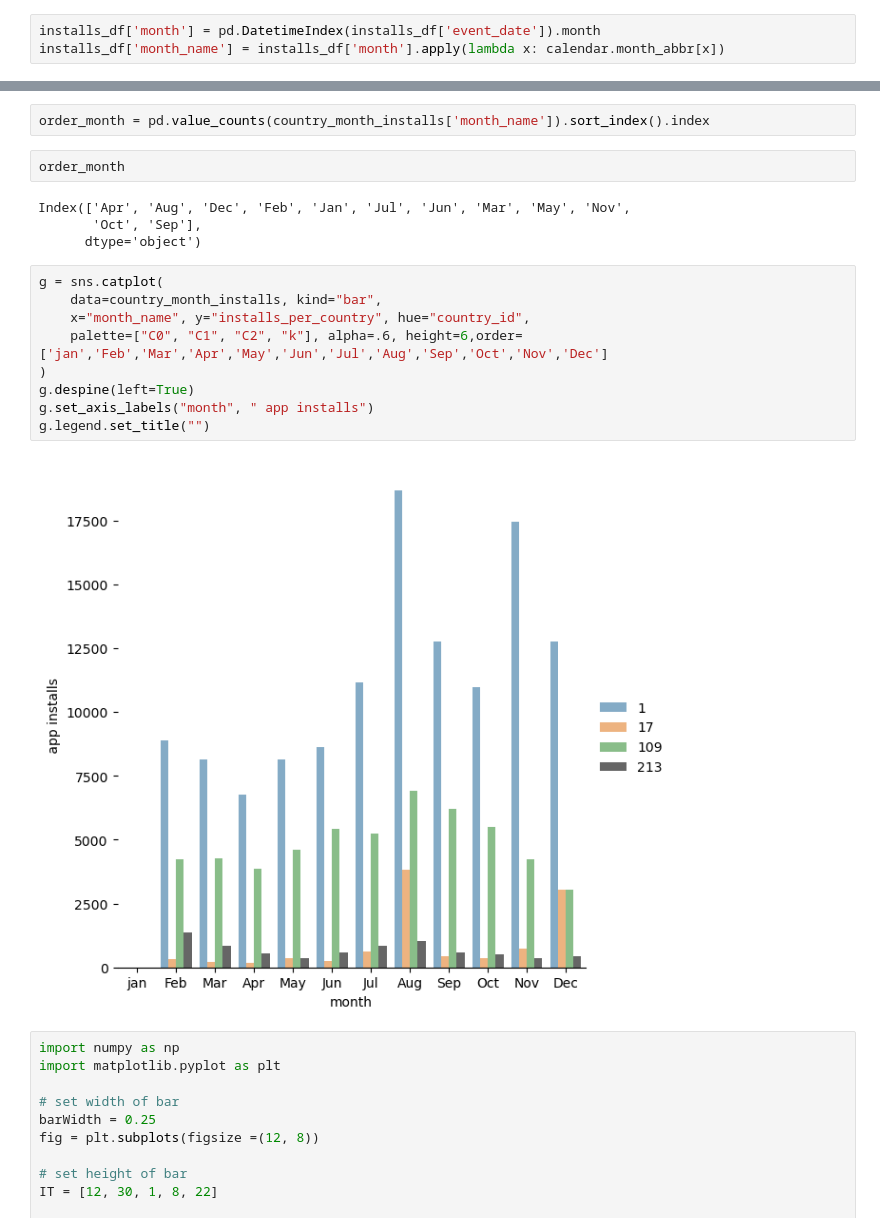
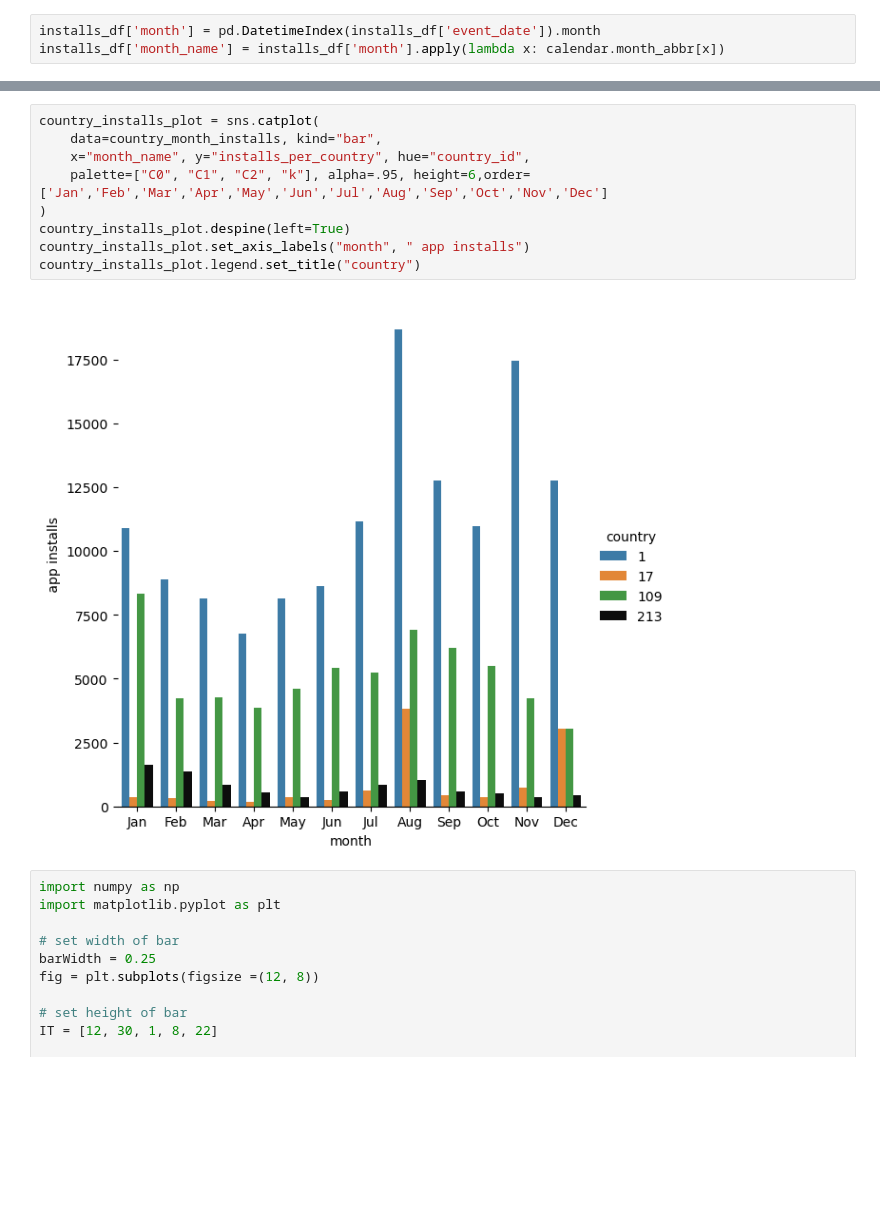
Before and after one commit to roshaan7zafar/JustDice, a Jupyter notebook: main.ipynb, the cells around one changed output, grey strips where cells are left out. Drawn from its saved outputs; the diff is of its cells as text; blank space fills up the shorter version.

Commit message:
monthly breakdown of neetworks pn installation basis

```diff
--- a/main.ipynb
+++ b/main.ipynb
@@ -55,25 +89,17 @@ country_month_installs.sort_values(by=['month'])
 | 22 | 109 | 12 | Dec | 3049 |
 | 45 | 1 | 12 | Dec | 12771 |
 | 23 | 17 | 12 | Dec | 3051 |
-# %%
-order_month = pd.value_counts(country_month_installs['month_name']).sort_index().index
-# %%
-order_month
-# %% [output]
-Index(['Apr', 'Aug', 'Dec', 'Feb', 'Jan', 'Jul', 'Jun', 'Mar', 'May', 'Nov',
-       'Oct', 'Sep'],
-      dtype='object')
 # %%
-g = sns.catplot(
+country_installs_plot = sns.catplot(
     data=country_month_installs, kind="bar",
     x="month_name", y="installs_per_country", hue="country_id",
-    palette=["C0", "C1", "C2", "k"], alpha=.6, height=6,order=['jan','Feb','Mar','Apr','May','Jun','Jul','Aug','Sep','Oct','Nov','Dec']
+    palette=["C0", "C1", "C2", "k"], alpha=.95, height=6,order=['Jan','Feb','Mar','Apr','May','Jun','Jul','Aug','Sep','Oct','Nov','Dec']
 )
-g.despine(left=True)
-g.set_axis_labels("month", " app installs")
-g.legend.set_title("")
+country_installs_plot.despine(left=True)
+country_installs_plot.set_axis_labels("month", " app installs")
+country_installs_plot.legend.set_title("country")
 # %% [output]
-[figure, old version]
+[figure, new version]
 # %%
 import numpy as np
 import matplotlib.pyplot as plt
```
Also changed, not shown: parts of 6 cells of this notebook.
